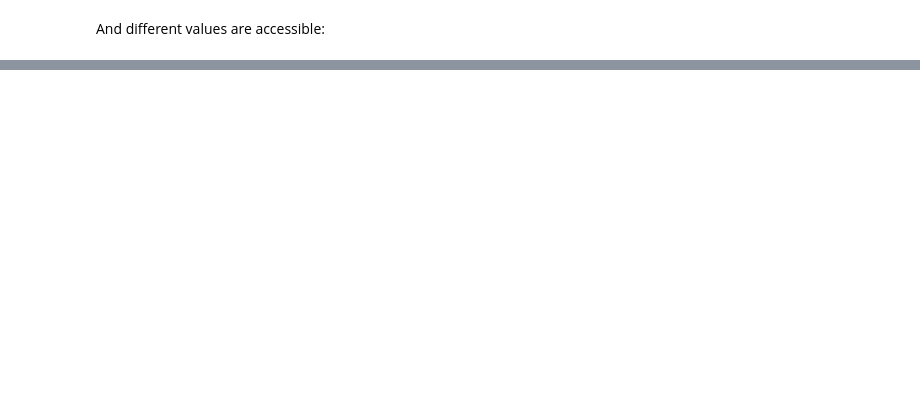
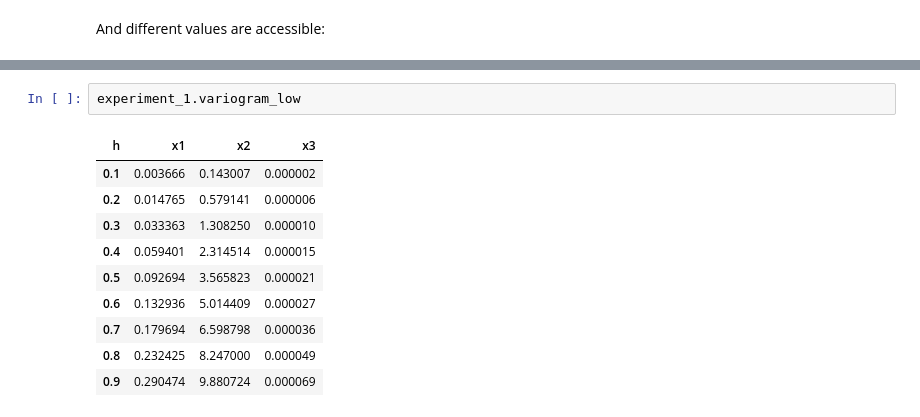
Before and after one commit to vars-tool/vars-tool, a Jupyter notebook: tutorial/tutorial-edited.ipynb, the cells around one changed output, grey strips where cells are left out. Cells and saved outputs as stored; diff of their text form; blank space fills up the shorter version.

```diff
--- a/tutorial/tutorial-edited.ipynb
+++ b/tutorial/tutorial-edited.ipynb
@@ -136,0 +206,13 @@ experiment_1.morris_value[0].unstack(0)
+# %%
+experiment_1.variogram_low
+# %% [output]
+| h | x1 | x2 | x3 |
+| 0.1 | 0.003666 | 0.143007 | 0.000002 |
+| 0.2 | 0.014765 | 0.579141 | 0.000006 |
+| 0.3 | 0.033363 | 1.308250 | 0.000010 |
+| 0.4 | 0.059401 | 2.314514 | 0.000015 |
+| 0.5 | 0.092694 | 3.565823 | 0.000021 |
+| 0.6 | 0.132936 | 5.014409 | 0.000027 |
+| 0.7 | 0.179694 | 6.598798 | 0.000036 |
+| 0.8 | 0.232425 | 8.247000 | 0.000049 |
+| 0.9 | 0.290474 | 9.880724 | 0.000069 |
```
Also changed, not shown: parts of 23 cells of this notebook, 1 other file.
